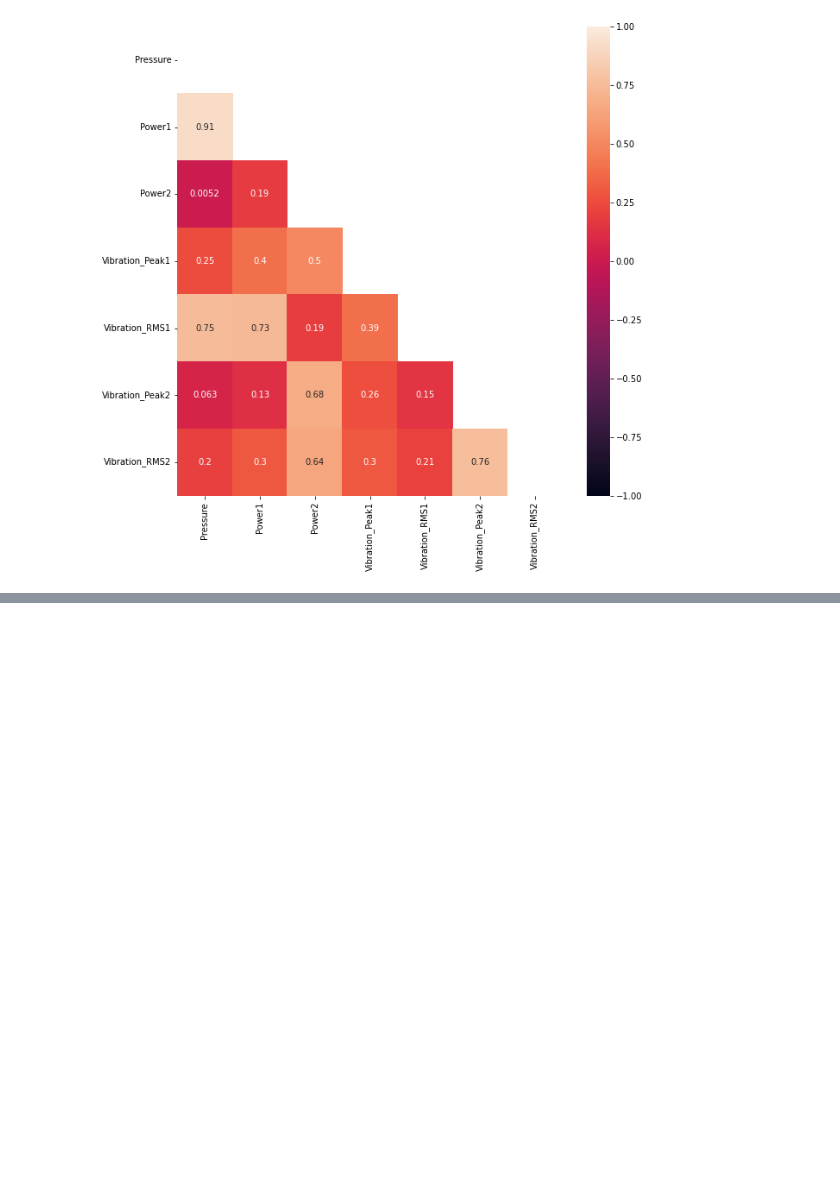
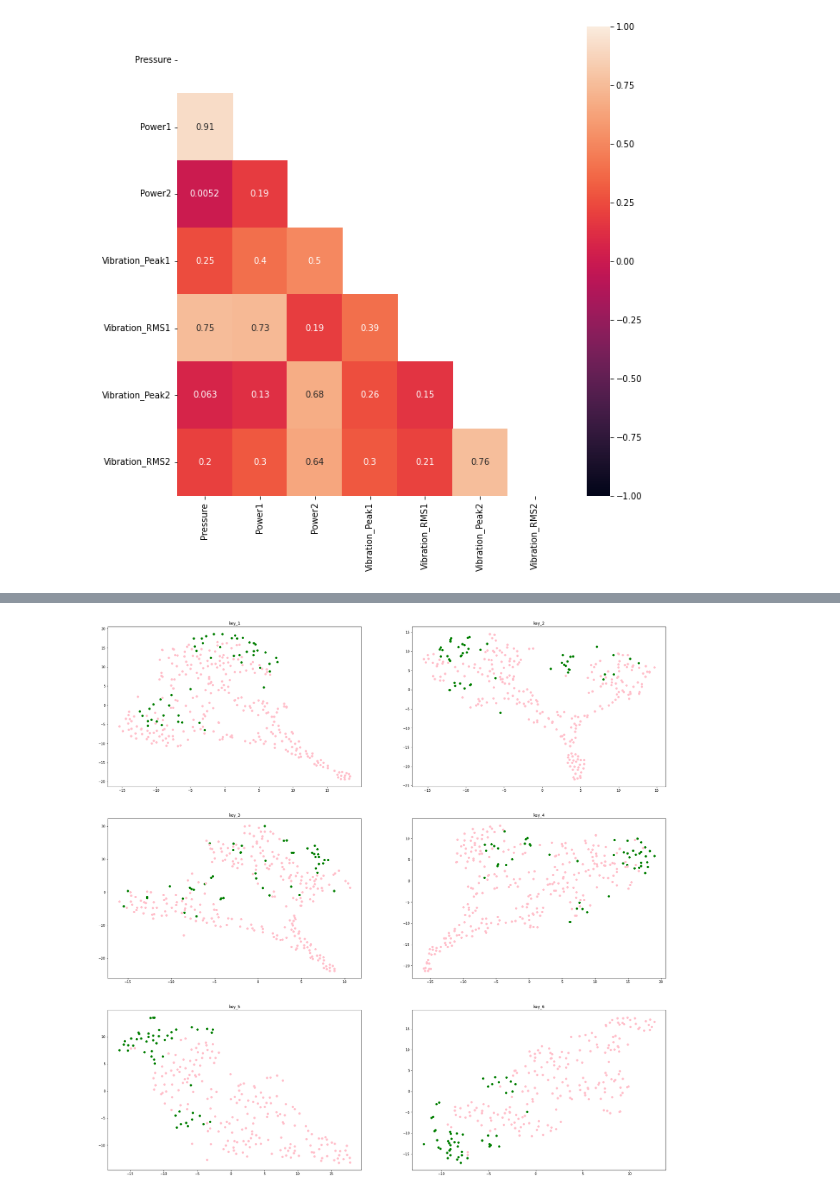
Before and after one commit to ChocoPytoch/BISTelligence, a Jupyter notebook: EDA/eda.ipynb, the cells around one changed output, grey strips where cells are left out. Cells and saved outputs as stored; diff of their text form; code cells hidden in the pictures; blank space fills up the shorter version.

```diff
--- a/EDA/eda.ipynb
+++ b/EDA/eda.ipynb
@@ -100,0 +159,26 @@ sns.heatmap(imputated_data.corr(), vmin=-1, vmax=1,annot=True,mask=mask)
+# %%
+# key별로 TSNE 진행
+
+fig = plt.figure(figsize=(30,30))
+a = []
+i = 0
+
+for y in range(6):
+  a.append(fig.add_subplot(3,2,y+1))
+
+for idx in data.key.unique()-1:
+  if idx==5:
+    key_data = scaled_data[key_start_point[idx]:]
+  else:
+    key_data = scaled_data[key_start_point[idx]:key_start_point[idx+1]]
+
+  tsne_np = TSNE(n_components=2).fit_transform(key_data)
+  tsne_df = pd.DataFrame(tsne_np, columns=['component_0', 'component_1'])
+  a[i].scatter(tsne_df['component_0'][:50],tsne_df['component_1'][:50],color='green')
+  a[i].scatter(tsne_df['component_0'][50:],tsne_df['component_1'][50:],color='pink')
+
+  title = key_legend[idx]
+  a[i].set_title(title)
+  i+=1
+# %% [output]
+[figure, added]
```
Also changed, not shown: parts of 7 cells of this notebook, 5 other files.
